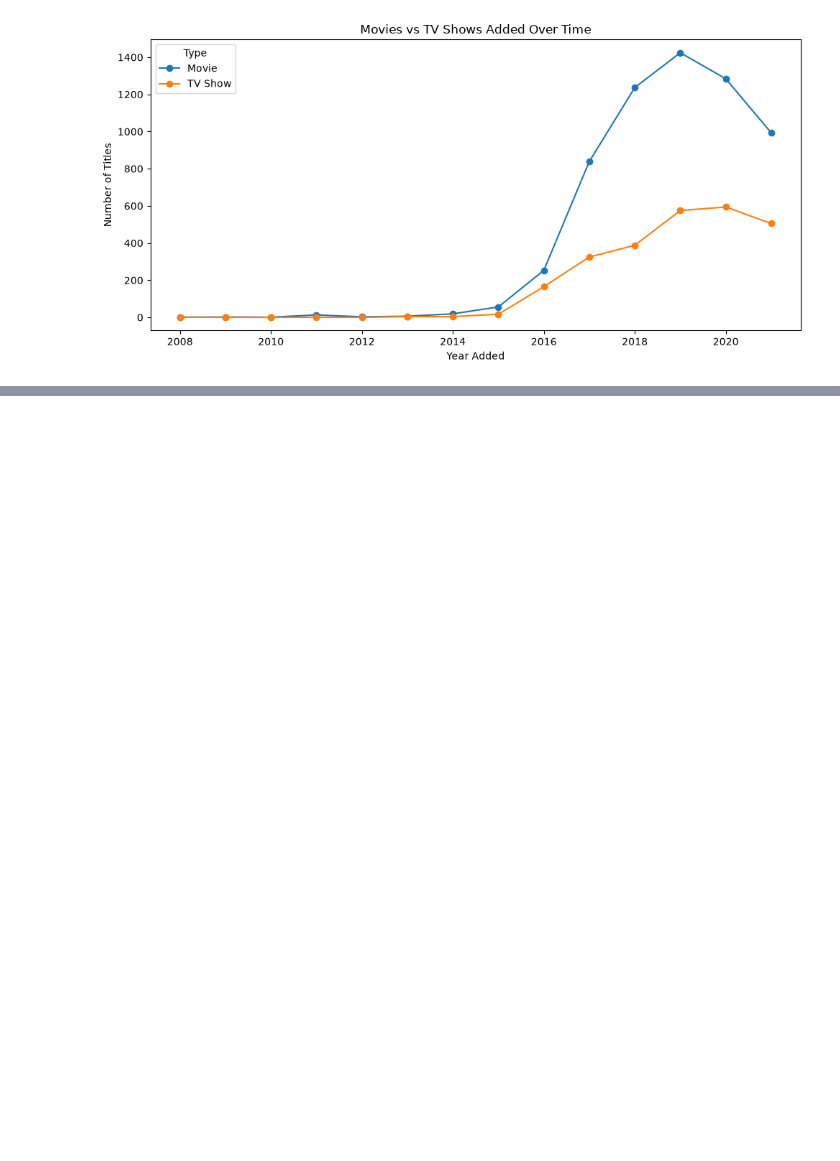
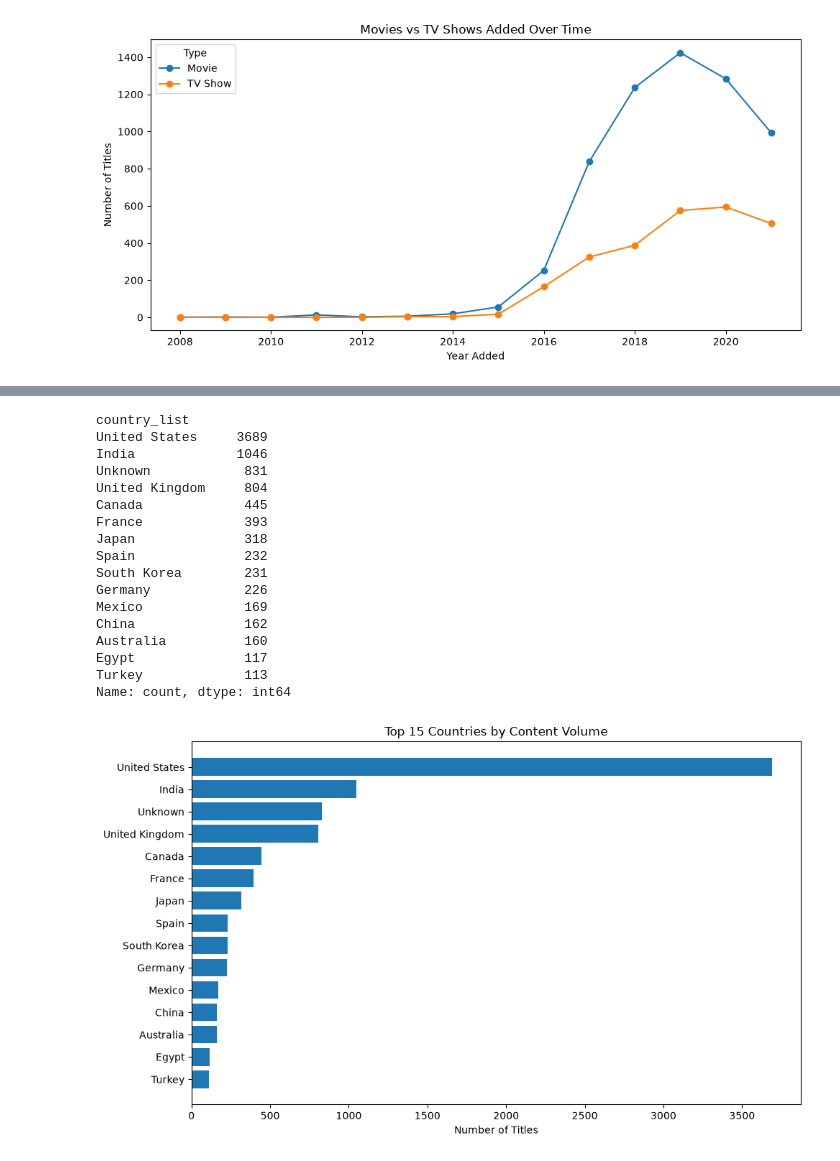
Before and after one commit to namratacodes/netflix-churn-analytics, a Jupyter notebook: notebooks/01_eda.ipynb, the cells around one changed output, grey strips where cells are left out. Cells and saved outputs as stored; diff of their text form; code cells hidden in the pictures; blank space fills up the shorter version.

Commit message:
Phase 2: complete EDA with markdown interpretations, country/rating breakdowns

```diff
--- a/notebooks/01_eda.ipynb
+++ b/notebooks/01_eda.ipynb
@@ -267,0 +302,34 @@ plt.show()
+# %%
+
+catalog['country_list'] = catalog['country'].str.split(', ')
+country_exploded = catalog.explode('country_list')
+
+top_countries = country_exploded['country_list'].value_counts().head(15)
+print(top_countries)
+
+plt.figure(figsize=(10, 6))
+plt.barh(top_countries.index, top_countries.values)
+plt.xlabel('Number of Titles')
+plt.title('Top 15 Countries by Content Volume')
+plt.gca().invert_yaxis()
+plt.tight_layout()
+plt.show()
+# %% [output]
+country_list
+United States     3689
+India             1046
+Unknown            831
+United Kingdom     804
+Canada             445
+France             393
+Japan              318
+Spain              232
+South Korea        231
+Germany            226
+Mexico             169
+China              162
+Australia          160
+Egypt              117
+Turkey             113
+Name: count, dtype: int64
+[figure, added]
```
Also changed, not shown: parts of 7 cells of this notebook.
